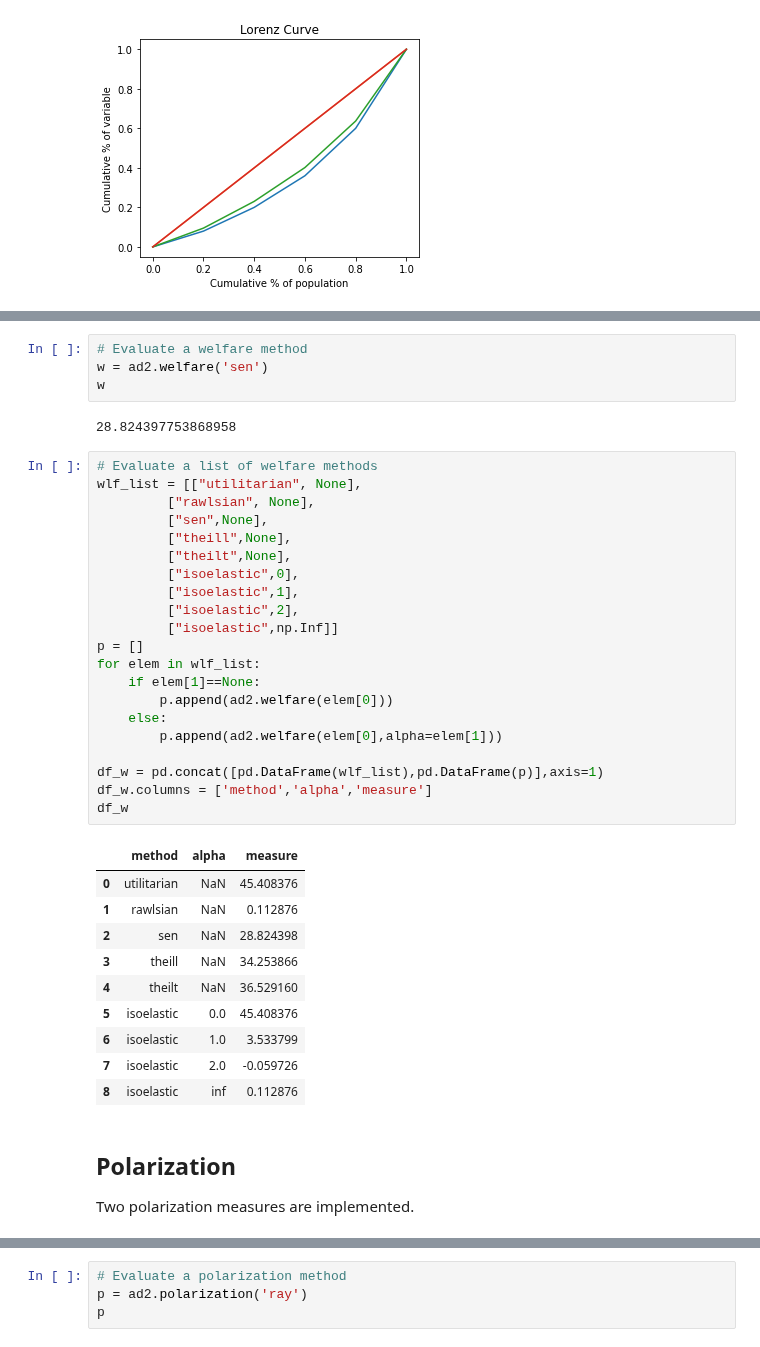
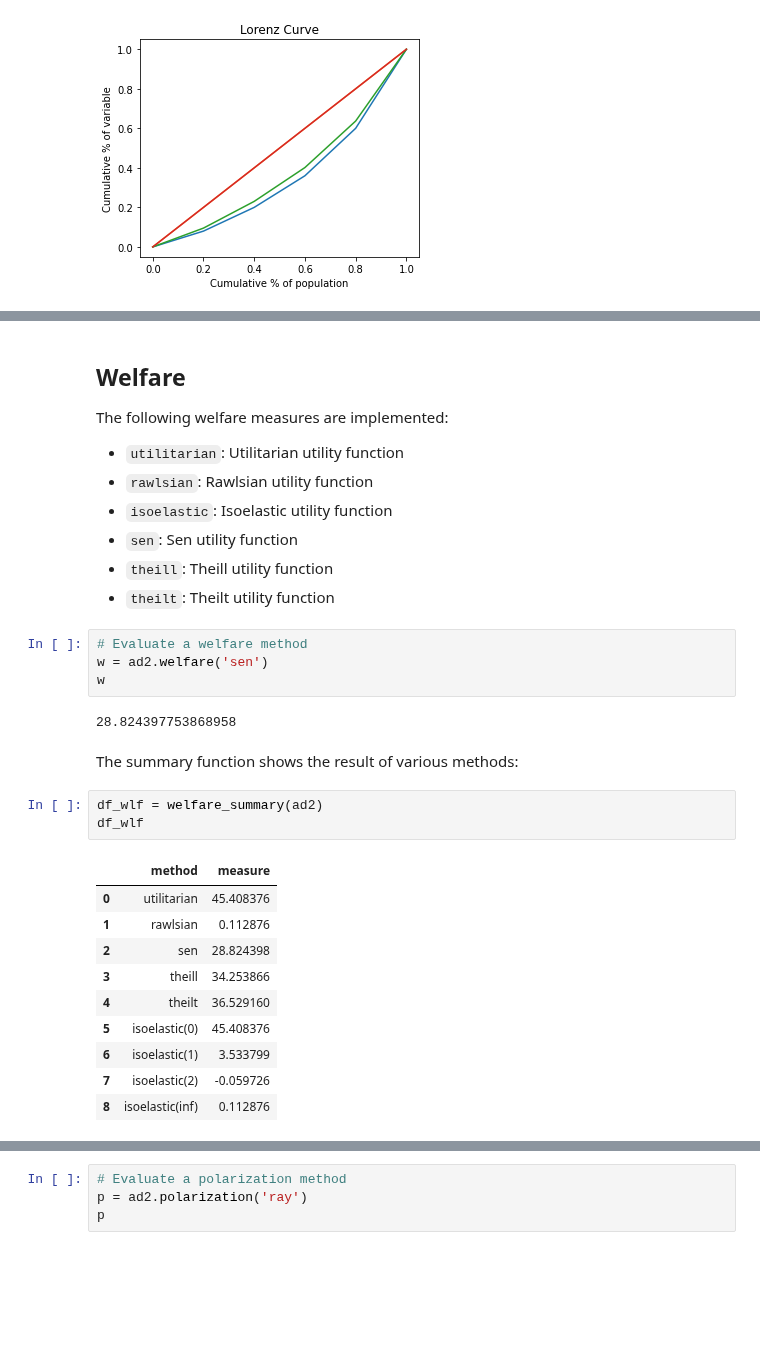
Before and after one commit to ngrion/apode, a Jupyter notebook: docs/source/Tutorial.ipynb, the cells around one changed output, grey strips where cells are left out. Drawn from its saved outputs; the diff is of its cells as text; blank space fills up the shorter version.

```diff
--- a/docs/source/Tutorial.ipynb
+++ b/docs/source/Tutorial.ipynb
@@ -306,42 +394,33 @@ Five social welfare functions are implemented.
+# %% [markdown]
+## Welfare
+
+The following welfare measures are implemented:
+
+- `utilitarian`: Utilitarian utility function
+- `rawlsian`: Rawlsian utility function
+- `isoelastic`: Isoelastic utility function
+- `sen`: Sen utility function
+- `theill`: Theill utility function
+- `theilt`: Theilt utility function
 # %%
 # Evaluate a welfare method
 w = ad2.welfare('sen')
 w
 # %% [output]
 28.824397753868958
-# %%
-# Evaluate a list of welfare methods
-wlf_list = [["utilitarian", None],
-         ["rawlsian", None],
-         ["sen",None],
-         ["theill",None],
-         ["theilt",None],
-         ["isoelastic",0],
-         ["isoelastic",1],
-         ["isoelastic",2],
-         ["isoelastic",np.Inf]]
-p = []
-for elem in wlf_list:
-    if elem[1]==None:
-        p.append(ad2.welfare(elem[0]))
-    else:
-        p.append(ad2.welfare(elem[0],alpha=elem[1]))
-
-df_w = pd.concat([pd.DataFrame(wlf_list),pd.DataFrame(p)],axis=1)
-df_w.columns = ['method','alpha','measure']
-df_w
-# %% [output]
-|  | method | alpha | measure |
-| 0 | utilitarian | NaN | 45.408376 |
-| 1 | rawlsian | NaN | 0.112876 |
-| 2 | sen | NaN | 28.824398 |
-| 3 | theill | NaN | 34.253866 |
-| 4 | theilt | NaN | 36.529160 |
-| 5 | isoelastic | 0.0 | 45.408376 |
-| 6 | isoelastic | 1.0 | 3.533799 |
-| 7 | isoelastic | 2.0 | -0.059726 |
-| 8 | isoelastic | inf | 0.112876 |
-# %% [markdown]
-## Polarization
-
-Two polarization measures are implemented.
+# %% [markdown]
+The summary function shows the result of various methods:
+# %%
+df_wlf = welfare_summary(ad2)
+df_wlf
+# %% [output]
+|  | method | measure |
+| 0 | utilitarian | 45.408376 |
+| 1 | rawlsian | 0.112876 |
+| 2 | sen | 28.824398 |
+| 3 | theill | 34.253866 |
+| 4 | theilt | 36.529160 |
+| 5 | isoelastic(0) | 45.408376 |
+| 6 | isoelastic(1) | 3.533799 |
+| 7 | isoelastic(2) | -0.059726 |
+| 8 | isoelastic(inf) | 0.112876 |
```
Also changed, not shown: parts of 56 cells of this notebook.
